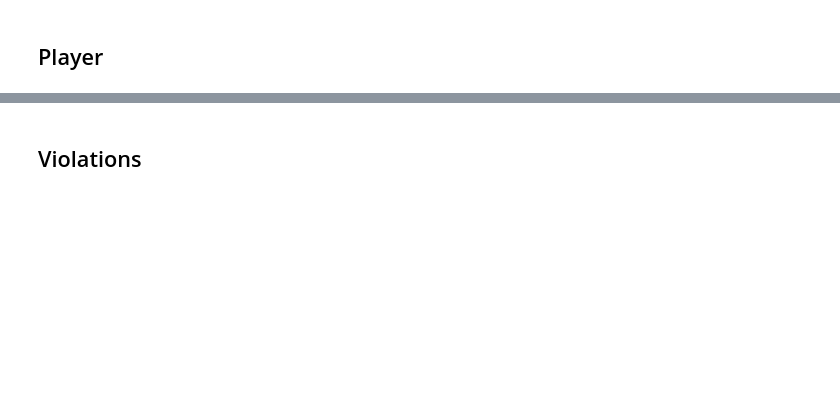
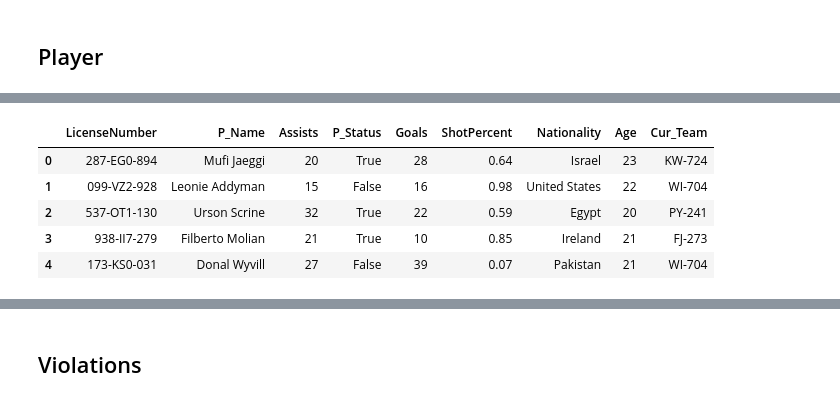
Before and after one commit to orectique/DBMS_EndSemProject, a Jupyter notebook: Code Notebooks/DataSynth.ipynb, the cells around one changed output, grey strips where cells are left out. Cells and saved outputs as stored; diff of their text form; code cells hidden in the pictures; blank space fills up the shorter version.

```diff
--- a/Code Notebooks/DataSynth.ipynb
+++ b/Code Notebooks/DataSynth.ipynb
@@ -65,0 +114,12 @@ teams['Manager'] = managerID
+# %%
+teamID = random.choices(teams['UID'].tolist(), k = len(players))
+players['Cur_Team'] = teamID
+# %%
+players.head()
+# %% [output]
+|  | LicenseNumber | P_Name | Assists | P_Status | Goals | ShotPercent | Nationality | Age | Cur_Team |
+| 0 | 287-EG0-894 | Mufi Jaeggi | 20 | True | 28 | 0.64 | Israel | 23 | KW-724 |
+| 1 | 099-VZ2-928 | Leonie Addyman | 15 | False | 16 | 0.98 | United States | 22 | WI-704 |
+| 2 | 537-OT1-130 | Urson Scrine | 32 | True | 22 | 0.59 | Egypt | 20 | PY-241 |
+| 3 | 938-II7-279 | Filberto Molian | 21 | True | 10 | 0.85 | Ireland | 21 | FJ-273 |
+| 4 | 173-KS0-031 | Donal Wyvill | 27 | False | 39 | 0.07 | Pakistan | 21 | WI-704 |
```
Also changed, not shown: parts of 32 cells of this notebook, 18 other files.
